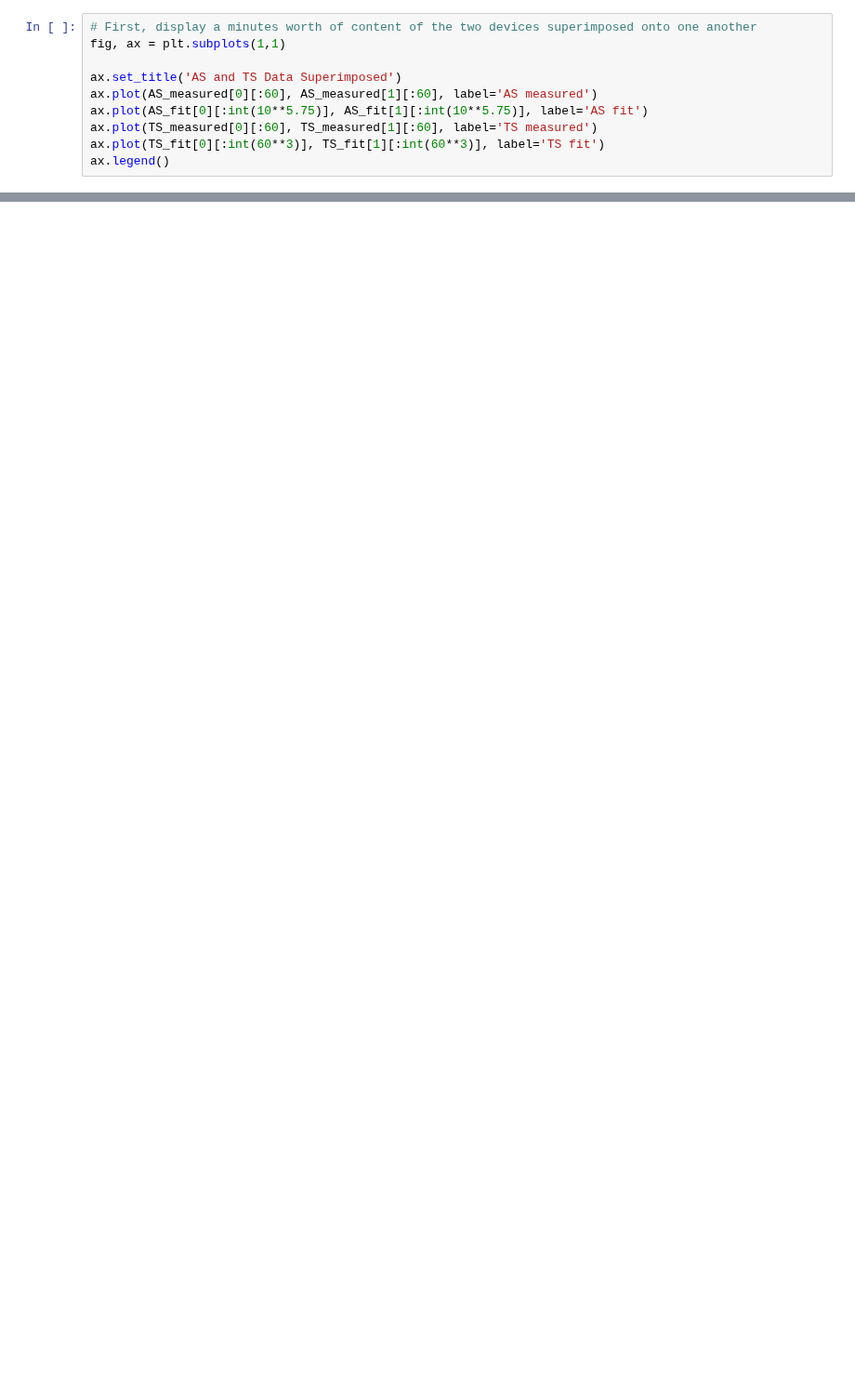
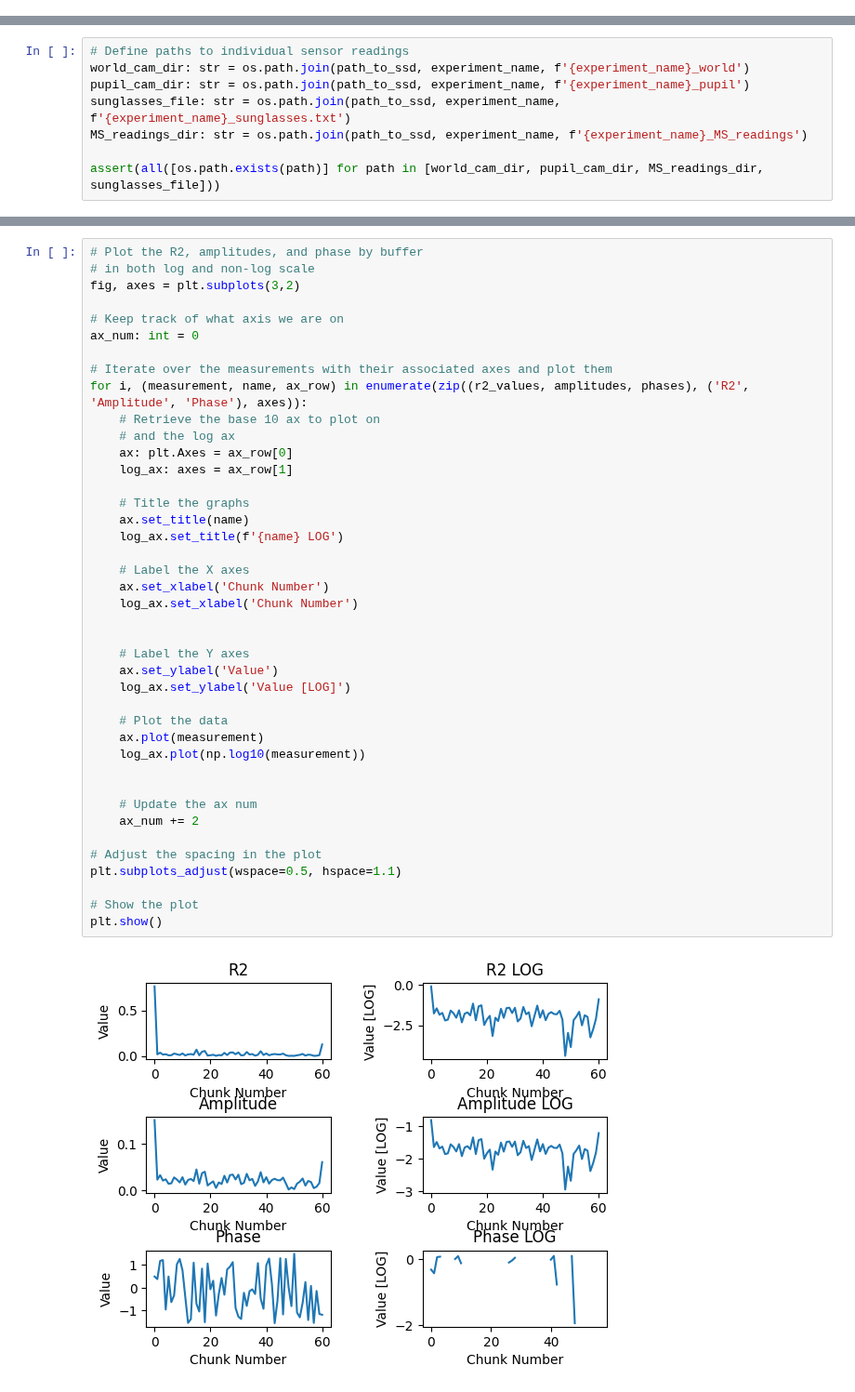
Before and after one commit to gkaguirrelab/combiExperiments, a Jupyter notebook: code/lightLogger/raspberry_pi_firmware/testing.ipynb, the cells around one changed output, grey strips where cells are left out. Shown at 93% size. Cells and saved outputs as stored; diff of their text form; blank space fills up the shorter version.

```diff
--- a/code/lightLogger/raspberry_pi_firmware/testing.ipynb
+++ b/code/lightLogger/raspberry_pi_firmware/testing.ipynb
@@ -138,10 +14,0 @@ ax.legend()
-# %%
-# First, display a minutes worth of content of the two devices superimposed onto one another
-fig, ax = plt.subplots(1,1)
-
-ax.set_title('AS and TS Data Superimposed')
-ax.plot(AS_measured[0][:60], AS_measured[1][:60], label='AS measured')
-ax.plot(AS_fit[0][:int(10**5.75)], AS_fit[1][:int(10**5.75)], label='AS fit')
-ax.plot(TS_measured[0][:60], TS_measured[1][:60], label='TS measured')
-ax.plot(TS_fit[0][:int(60**3)], TS_fit[1][:int(60**3)], label='TS fit')
-ax.legend()
@@ -180,0 +15,8 @@ print(phase_offset_seconds)
+# %%
+# Define paths to individual sensor readings
+world_cam_dir: str = os.path.join(path_to_ssd, experiment_name, f'{experiment_name}_world')
+pupil_cam_dir: str = os.path.join(path_to_ssd, experiment_name, f'{experiment_name}_pupil')
+sunglasses_file: str = os.path.join(path_to_ssd, experiment_name, f'{experiment_name}_sunglasses.txt')
+MS_readings_dir: str = os.path.join(path_to_ssd, experiment_name, f'{experiment_name}_MS_readings')
+
+assert(all([os.path.exists(path)] for path in [world_cam_dir, pupil_cam_dir, MS_readings_dir, sunglasses_file]))
@@ -180,0 +115,43 @@ print(phase_offset_seconds)
+# %%
+# Plot the R2, amplitudes, and phase by buffer
+# in both log and non-log scale
+fig, axes = plt.subplots(3,2)
+
+# Keep track of what axis we are on
+ax_num: int = 0
+
+# Iterate over the measurements with their associated axes and plot them
+for i, (measurement, name, ax_row) in enumerate(zip((r2_values, amplitudes, phases), ('R2', 'Amplitude', 'Phase'), axes)):
+    # Retrieve the base 10 ax to plot on
+    # and the log ax
+    ax: plt.Axes = ax_row[0]
+    log_ax: axes = ax_row[1]
+
+    # Title the graphs
+    ax.set_title(name)
+    log_ax.set_title(f'{name} LOG')
+
+    # Label the X axes
+    ax.set_xlabel('Chunk Number')
+    log_ax.set_xlabel('Chunk Number')
+
+
+    # Label the Y axes
+    ax.set_ylabel('Value')
+    log_ax.set_ylabel('Value [LOG]')
+
+    # Plot the data
+    ax.plot(measurement)
+    log_ax.plot(np.log10(measurement))
+
+
+    # Update the ax num
+    ax_num += 2
+
+# Adjust the spacing in the plot
+plt.subplots_adjust(wspace=0.5, hspace=1.1)
+
+# Show the plot
+plt.show()
+# %% [output]
+[figure, added]
```
Also changed, not shown: parts of 28 cells of this notebook.
